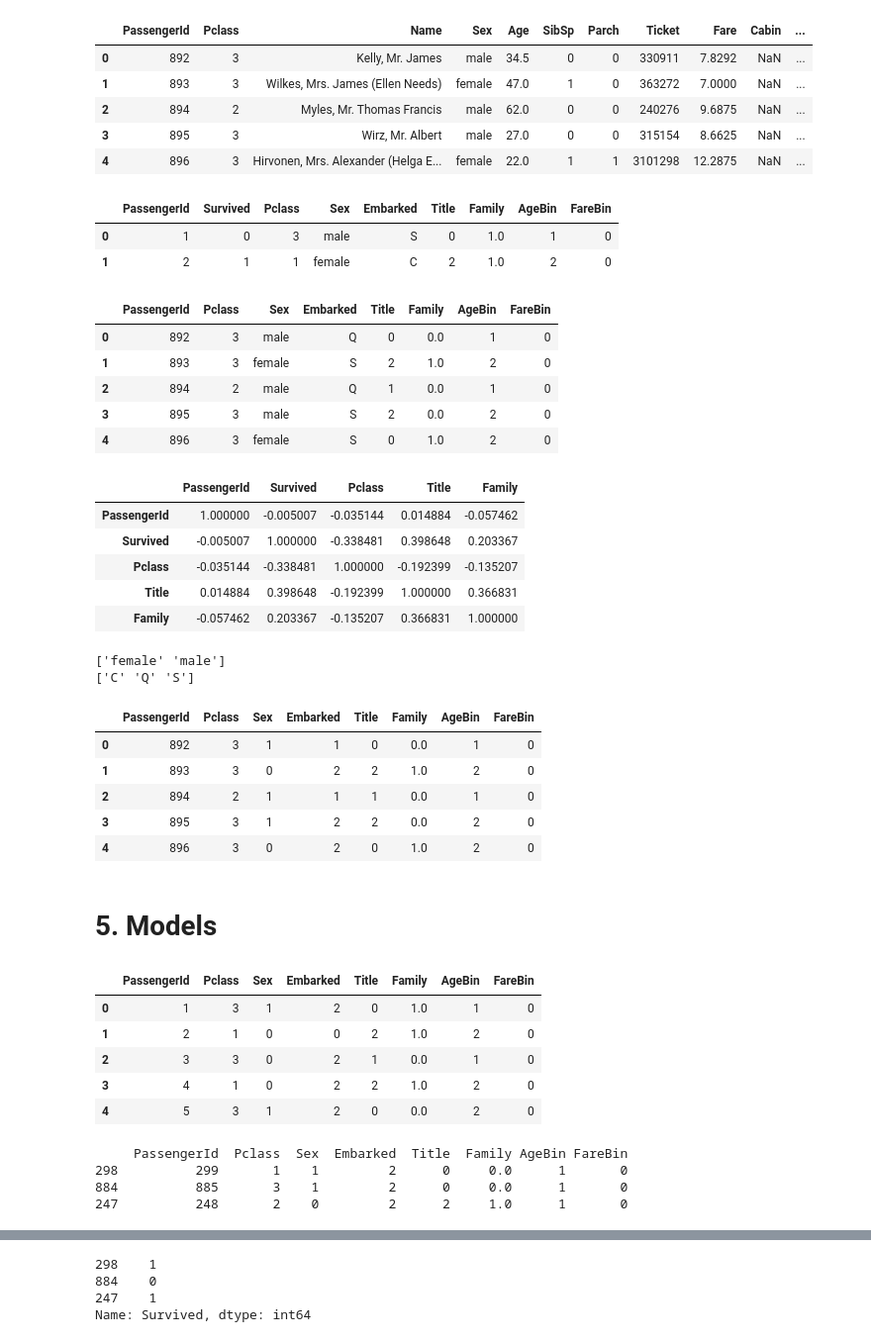
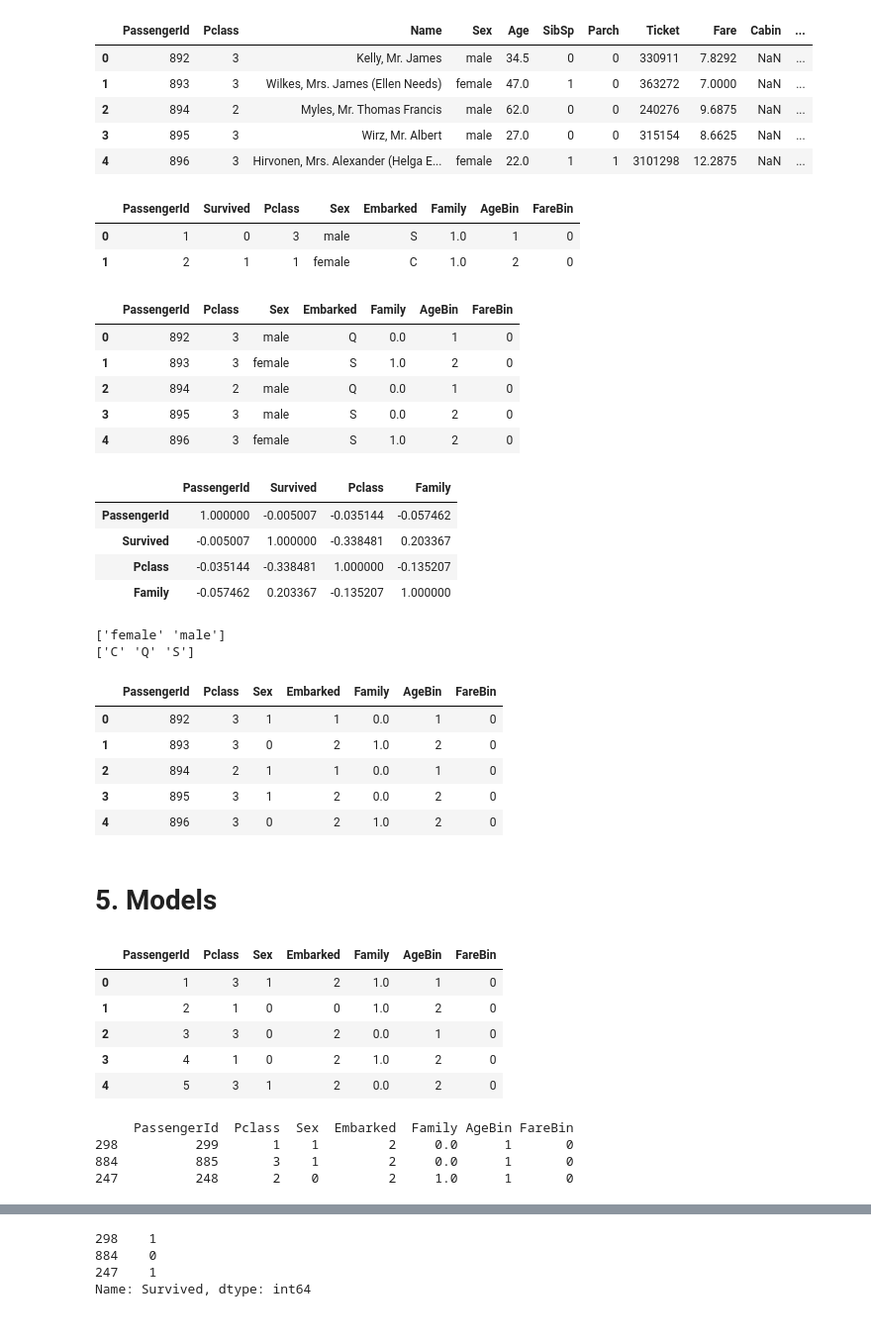
Before and after one commit to RKulagowska/Kaggle, a Jupyter notebook: titanic-202209-v2.ipynb, the cells around one changed output, grey strips where cells are left out. Shown: that part at 99% size. Cells and saved outputs as stored; diff of their text form; code cells hidden in the pictures.

```diff
--- a/titanic-202209-v2.ipynb
+++ b/titanic-202209-v2.ipynb
@@ -751,31 +751,30 @@ df_test.head()
 | 3 | 895 | 3 | Wirz, Mr. Albert | male | 27.0 | 0 | 0 | 315154 | 8.6625 | NaN | ... |
 | 4 | 896 | 3 | Hirvonen, Mrs. Alexander (Helga E... | female | 22.0 | 1 | 1 | 3101298 | 12.2875 | NaN | ... |
 # %%
-df_test = df_test.drop(['Name','Ticket','Cabin','Age','Fare','SibSp', 'Parch'],axis=1)
-df_train = df_train.drop(['Name','Ticket','Cabin','Age','Fare','SibSp','Parch'],axis=1)
+df_test = df_test.drop(['Name','Ticket','Cabin','Age','Fare','SibSp', 'Parch','Title'],axis=1)
+df_train = df_train.drop(['Name','Ticket','Cabin','Age','Fare','SibSp','Parch','Title'],axis=1)
 df_train.head(2)
 # %% [output]
-|  | PassengerId | Survived | Pclass | Sex | Embarked | Title | Family | AgeBin | FareBin |
-| 0 | 1 | 0 | 3 | male | S | 0 | 1.0 | 1 | 0 |
-| 1 | 2 | 1 | 1 | female | C | 2 | 1.0 | 2 | 0 |
+|  | PassengerId | Survived | Pclass | Sex | Embarked | Family | AgeBin | FareBin |
+| 0 | 1 | 0 | 3 | male | S | 1.0 | 1 | 0 |
+| 1 | 2 | 1 | 1 | female | C | 1.0 | 2 | 0 |
 # %%
 df_test.head()
 # %% [output]
-|  | PassengerId | Pclass | Sex | Embarked | Title | Family | AgeBin | FareBin |
-| 0 | 892 | 3 | male | Q | 0 | 0.0 | 1 | 0 |
-| 1 | 893 | 3 | female | S | 2 | 1.0 | 2 | 0 |
-| 2 | 894 | 2 | male | Q | 1 | 0.0 | 1 | 0 |
-| 3 | 895 | 3 | male | S | 2 | 0.0 | 2 | 0 |
-| 4 | 896 | 3 | female | S | 0 | 1.0 | 2 | 0 |
+|  | PassengerId | Pclass | Sex | Embarked | Family | AgeBin | FareBin |
+| 0 | 892 | 3 | male | Q | 0.0 | 1 | 0 |
+| 1 | 893 | 3 | female | S | 1.0 | 2 | 0 |
+| 2 | 894 | 2 | male | Q | 0.0 | 1 | 0 |
+| 3 | 895 | 3 | male | S | 0.0 | 2 | 0 |
+| 4 | 896 | 3 | female | S | 1.0 | 2 | 0 |
 # %%
 df_train.corr()
 # %% [output]
-|  | PassengerId | Survived | Pclass | Title | Family |
-| PassengerId | 1.000000 | -0.005007 | -0.035144 | 0.014884 | -0.057462 |
-| Survived | -0.005007 | 1.000000 | -0.338481 | 0.398648 | 0.203367 |
-| Pclass | -0.035144 | -0.338481 | 1.000000 | -0.192399 | -0.135207 |
-| Title | 0.014884 | 0.398648 | -0.192399 | 1.000000 | 0.366831 |
-| Family | -0.057462 | 0.203367 | -0.135207 | 0.366831 | 1.000000 |
+|  | PassengerId | Survived | Pclass | Family |
+| PassengerId | 1.000000 | -0.005007 | -0.035144 | -0.057462 |
+| Survived | -0.005007 | 1.000000 | -0.338481 | 0.203367 |
+| Pclass | -0.035144 | -0.338481 | 1.000000 | -0.135207 |
+| Family | -0.057462 | 0.203367 | -0.135207 | 1.000000 |
 # %%
 # labelEncoder - categorical Value
 
@@ -792,12 +791,12 @@ df_test.head()
 # %% [output]
 ['female' 'male']
 ['C' 'Q' 'S']
-|  | PassengerId | Pclass | Sex | Embarked | Title | Family | AgeBin | FareBin |
-| 0 | 892 | 3 | 1 | 1 | 0 | 0.0 | 1 | 0 |
-| 1 | 893 | 3 | 0 | 2 | 2 | 1.0 | 2 | 0 |
-| 2 | 894 | 2 | 1 | 1 | 1 | 0.0 | 1 | 0 |
-| 3 | 895 | 3 | 1 | 2 | 2 | 0.0 | 2 | 0 |
-| 4 | 896 | 3 | 0 | 2 | 0 | 1.0 | 2 | 0 |
+|  | PassengerId | Pclass | Sex | Embarked | Family | AgeBin | FareBin |
+| 0 | 892 | 3 | 1 | 1 | 0.0 | 1 | 0 |
+| 1 | 893 | 3 | 0 | 2 | 1.0 | 2 | 0 |
+| 2 | 894 | 2 | 1 | 1 | 0.0 | 1 | 0 |
+| 3 | 895 | 3 | 1 | 2 | 0.0 | 2 | 0 |
+| 4 | 896 | 3 | 0 | 2 | 1.0 | 2 | 0 |
 # %% [markdown]
 # 5. Models
 # %%
@@ -805,21 +804,21 @@ target = df_train['Survived']
 data = df_train.drop('Survived', axis=1)
 data.head()
 # %% [output]
-|  | PassengerId | Pclass | Sex | Embarked | Title | Family | AgeBin | FareBin |
-| 0 | 1 | 3 | 1 | 2 | 0 | 1.0 | 1 | 0 |
-| 1 | 2 | 1 | 0 | 0 | 2 | 1.0 | 2 | 0 |
-| 2 | 3 | 3 | 0 | 2 | 1 | 0.0 | 1 | 0 |
-| 3 | 4 | 1 | 0 | 2 | 2 | 1.0 | 2 | 0 |
-| 4 | 5 | 3 | 1 | 2 | 0 | 0.0 | 2 | 0 |
+|  | PassengerId | Pclass | Sex | Embarked | Family | AgeBin | FareBin |
+| 0 | 1 | 3 | 1 | 2 | 1.0 | 1 | 0 |
+| 1 | 2 | 1 | 0 | 0 | 1.0 | 2 | 0 |
+| 2 | 3 | 3 | 0 | 2 | 0.0 | 1 | 0 |
+| 3 | 4 | 1 | 0 | 2 | 1.0 | 2 | 0 |
+| 4 | 5 | 3 | 1 | 2 | 0.0 | 2 | 0 |
 # %%
 x_train,x_test,y_train,y_test=train_test_split(data,target,test_size=0.25,random_state=42)
 # %%
 print(x_train[:3])
 # %% [output]
-     PassengerId  Pclass  Sex  Embarked  Title  Family AgeBin FareBin
-298          299       1    1         2      0     0.0      1       0
-884          885       3    1         2      0     0.0      1       0
-247          248       2    0         2      2     1.0      1       0
+     PassengerId  Pclass  Sex  Embarked  Family AgeBin FareBin
+298          299       1    1         2     0.0      1       0
+884          885       3    1         2     0.0      1       0
+247          248       2    0         2     1.0      1       0
 # %%
 print(x_test[:3])
 # %% [output]
```
Also changed, not shown: parts of 15 cells of this notebook.
